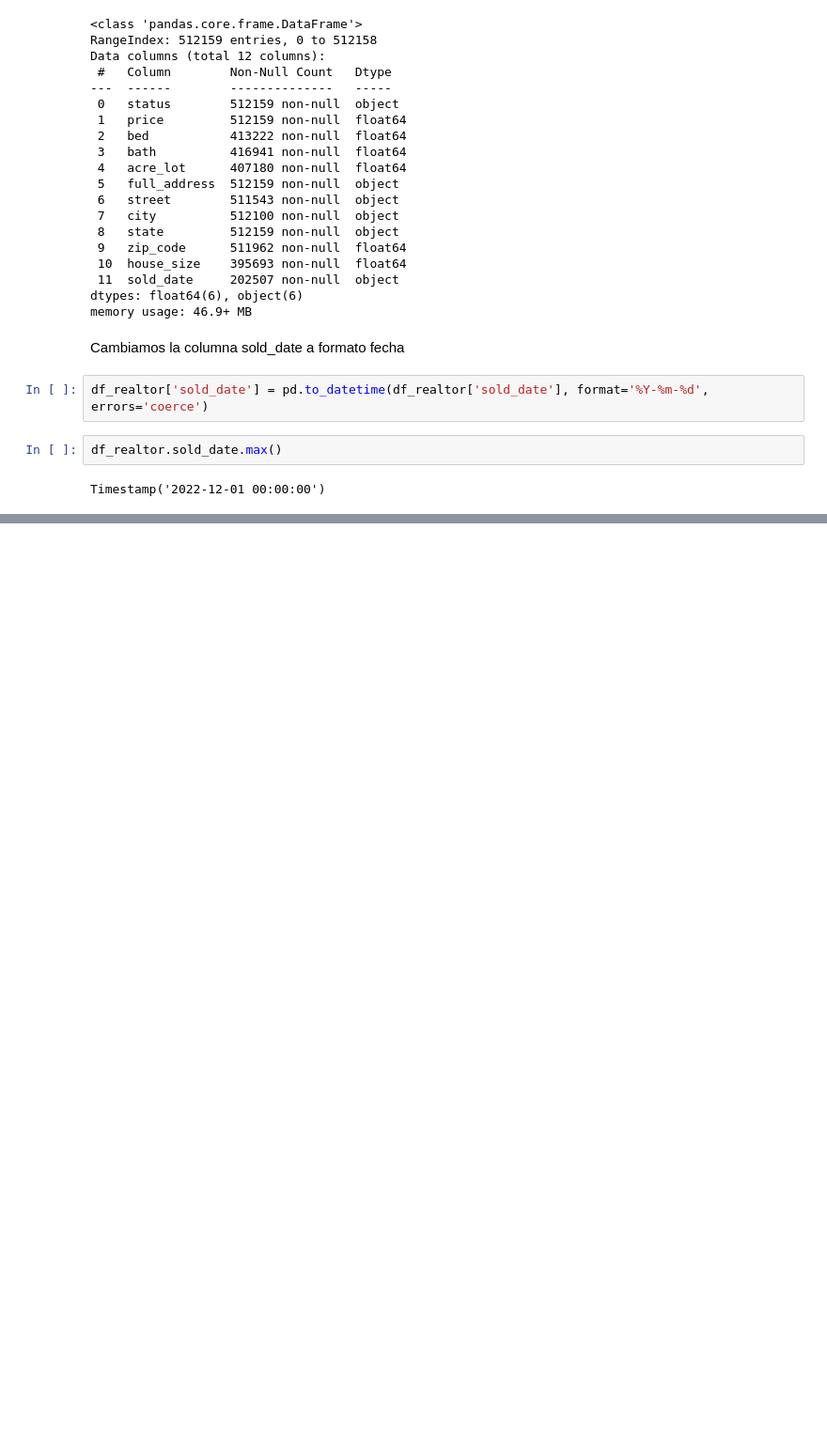
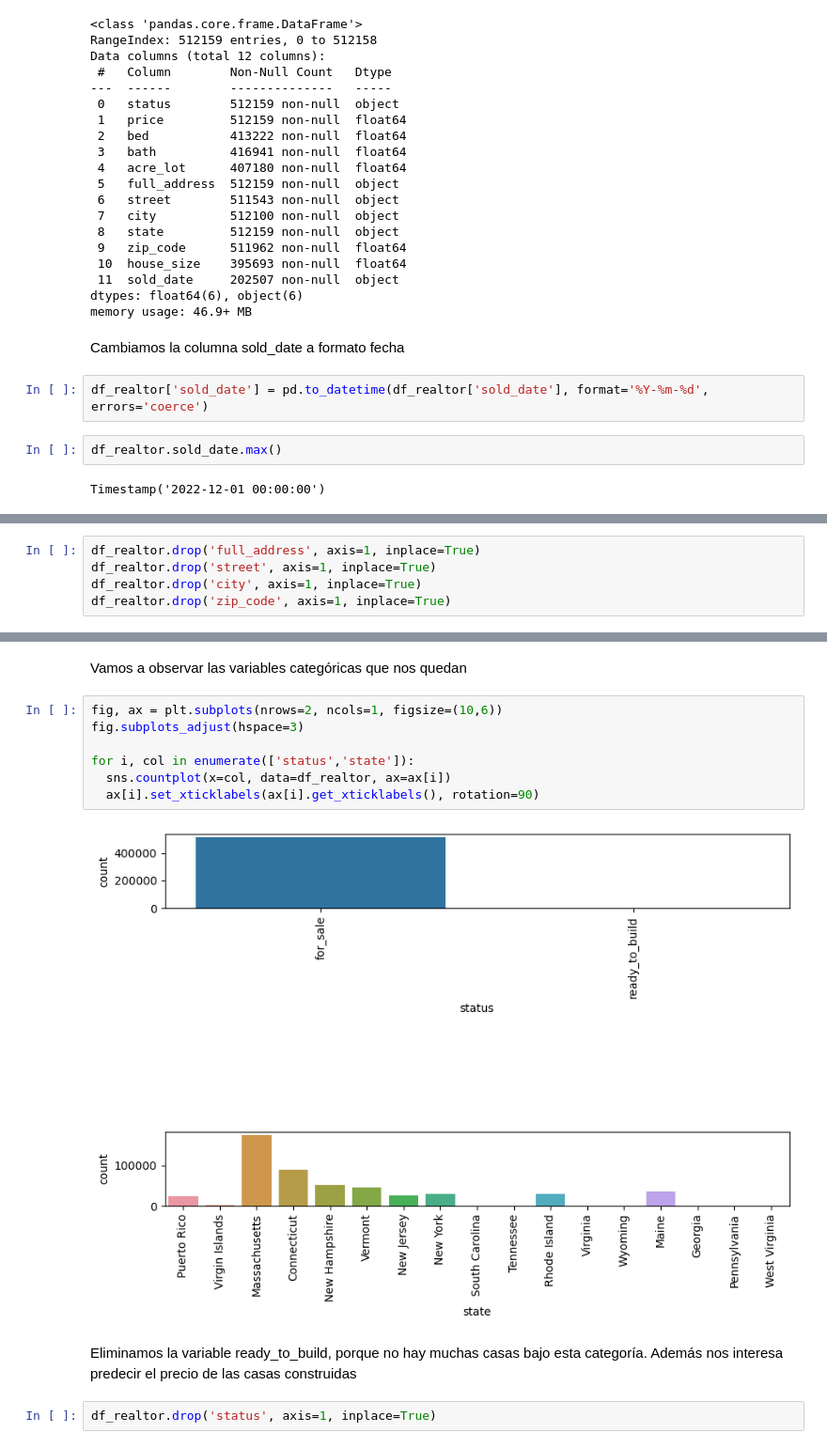
Before and after one commit to fatimafer/Exercises_deep_learning, a Jupyter notebook: usa-real-estate-dataset/01-KerasREGRESIÓN.ipynb, the cells around one changed output, grey strips where cells are left out. Shown: that part at 94% size. Cells and saved outputs as stored; diff of their text form; blank space fills up the shorter version.

```diff
--- a/usa-real-estate-dataset/01-KerasREGRESIÓN.ipynb
+++ b/usa-real-estate-dataset/01-KerasREGRESIÓN.ipynb
@@ -96,0 +103,5 @@ df_realtor.fillna('2022-12-01 00:00:00')
+# %%
+df_realtor.drop('full_address', axis=1, inplace=True)
+df_realtor.drop('street', axis=1, inplace=True)
+df_realtor.drop('city', axis=1, inplace=True)
+df_realtor.drop('zip_code', axis=1, inplace=True)
@@ -96,0 +120,15 @@ df_realtor.fillna('2022-12-01 00:00:00')
+# %% [markdown]
+Vamos a observar las variables categóricas que nos quedan
+# %%
+fig, ax = plt.subplots(nrows=2, ncols=1, figsize=(10,6))
+fig.subplots_adjust(hspace=3)
+
+for i, col in enumerate(['status','state']):
+  sns.countplot(x=col, data=df_realtor, ax=ax[i])
+  ax[i].set_xticklabels(ax[i].get_xticklabels(), rotation=90)
+# %% [output]
+[figure, added]
+# %% [markdown]
+Eliminamos la variable ready_to_build, porque no hay muchas casas bajo esta categoría. Además nos interesa predecir el precio de las casas construidas
+# %%
+df_realtor.drop('status', axis=1, inplace=True)
```
Also changed, not shown: parts of 20 cells of this notebook.
